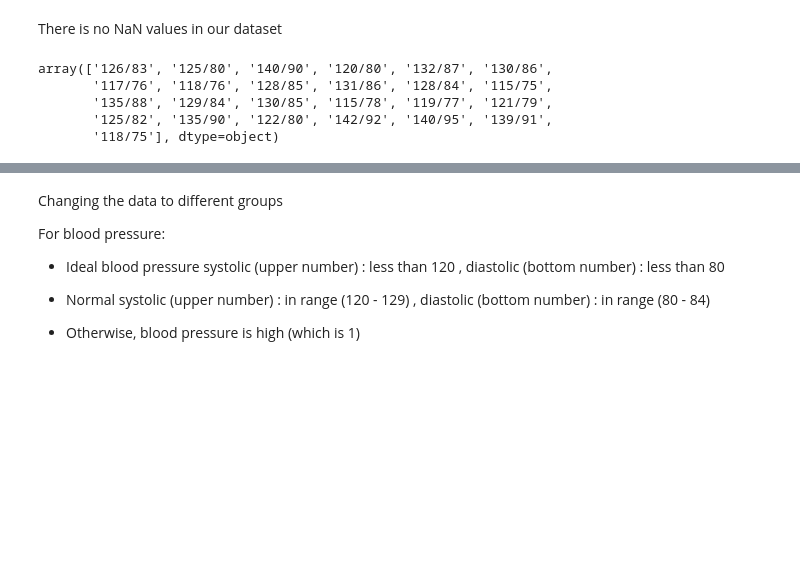
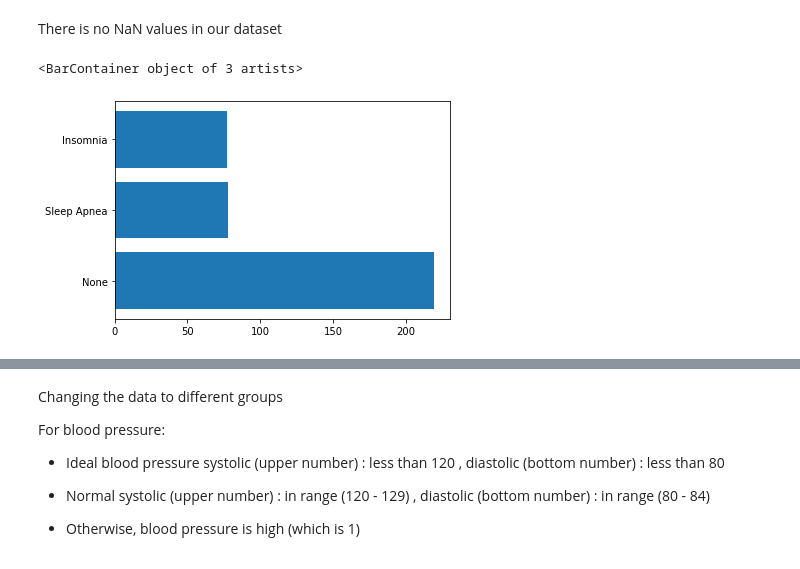
Before and after one commit to DartMNKY/stats102-team-project, a Jupyter notebook: Updated final project.ipynb, the cells around one changed output, grey strips where cells are left out. Drawn from its saved outputs; the diff is of its cells as text; code cells hidden in the pictures; blank space fills up the shorter version.

```diff
--- a/Updated final project.ipynb
+++ b/Updated final project.ipynb
@@ -83,11 +82,8 @@ BMI_Category                 0
 dtype: int64
 # %% [markdown]
 There is no NaN values in our dataset
-# %%
-dt['Blood Pressure'].unique()
-# %% [output]
-array(['126/83', '125/80', '140/90', '120/80', '132/87', '130/86',
-       '117/76', '118/76', '128/85', '131/86', '128/84', '115/75',
-       '135/88', '129/84', '130/85', '115/78', '119/77', '121/79',
-       '125/82', '135/90', '122/80', '142/92', '140/95', '139/91',
-       '118/75'], dtype=object)
+# %%
+plt.barh(dt["Sleep Disorder"].unique(), dt["Sleep Disorder"].value_counts())
+# %% [output]
+<BarContainer object of 3 artists>
+[figure, added]
```
Also changed, not shown: parts of 15 cells of this notebook.
